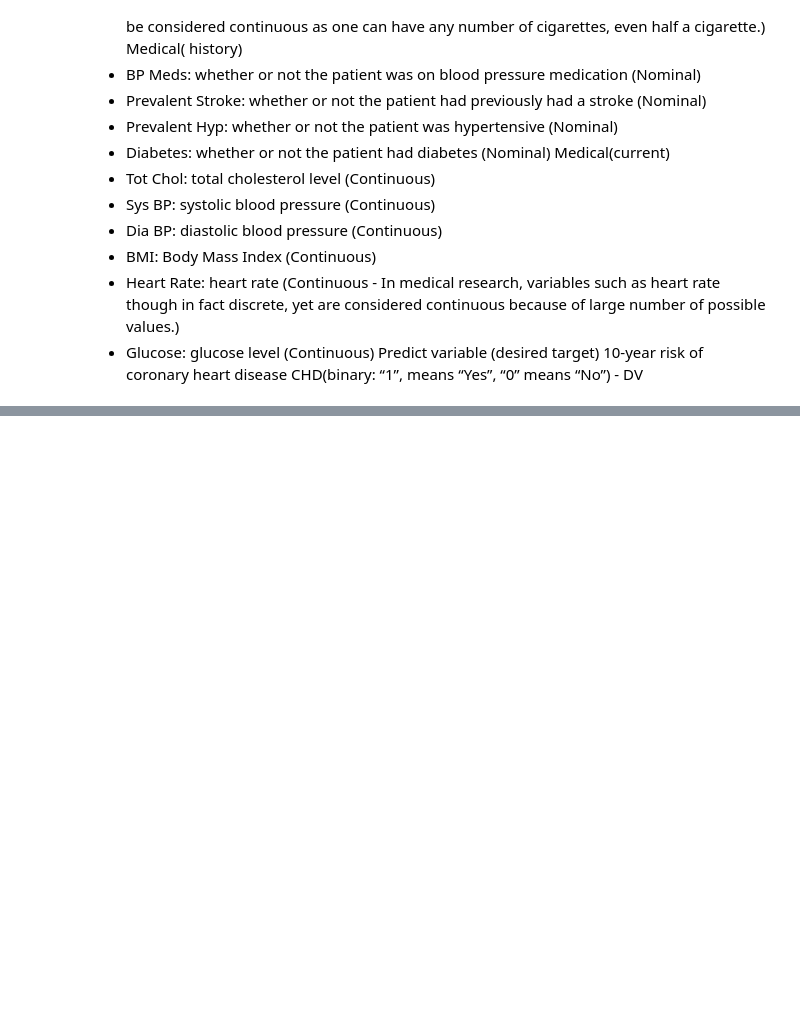
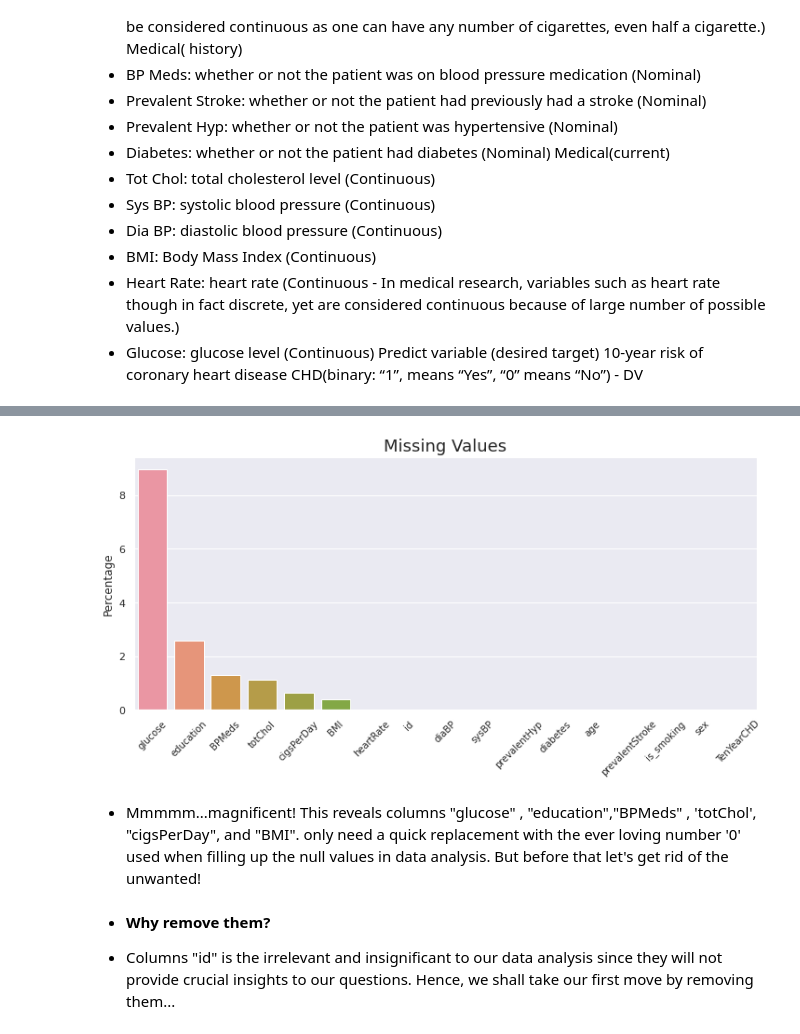
Before and after one commit to toupasana/Supervised-ML---Classification-, a Jupyter notebook: Copy_of_Cardiovascular_Risk_Prediction.ipynb, the cells around one changed output, grey strips where cells are left out. Saved outputs shown, nothing was run; the diff lists cells and outputs as text; code cells hidden in the pictures; blank space fills up the shorter version.

```diff
--- a/Copy_of_Cardiovascular_Risk_Prediction.ipynb
+++ b/Copy_of_Cardiovascular_Risk_Prediction.ipynb
@@ -19,0 +137,6 @@
+# %%
+#Dig into the count and percentages
+tot_missing = crp_df.isnull().sum().sort_values(ascending=False)
+percent_missing = (crp_df.isnull().sum()* 100 / len(crp_df)).round(2).sort_values(ascending=False)
+lost_souls = pd.concat([tot_missing, percent_missing], axis=1, keys=['Total', 'Percentage'])
+lost_souls.head(20)
@@ -19,0 +162,17 @@
+# %%
+#Visualize the missing numbers
+sns.set_theme(style="darkgrid")
+sns.set(rc={'figure.figsize':(12,5)})
+
+vis_missing = sns.barplot(x=lost_souls.index, y='Percentage', data=lost_souls)
+
+vis_missing.set_title('Missing Values', fontsize = 18)
+vis_missing.set_xticklabels(vis_missing.get_xmajorticklabels(), fontsize =10, rotation=45)
+plt.show()
+# %% [output]
+[figure, added]
+# %% [markdown]
+* Mmmmm...magnificent! This reveals columns "glucose" , "education","BPMeds" , 'totChol', "cigsPerDay", and "BMI". only need a quick replacement with the ever loving number '0' used when filling up the null values in data analysis. But before that let's get rid of the unwanted!
+# %% [markdown]
+* <b>Why remove them?</b>
+ - Columns "id" is the irrelevant and insignificant to our data analysis since they will not provide crucial insights to our questions. Hence, we shall take our first move by removing them...
```
Also changed, not shown: parts of 20 cells of this notebook.
